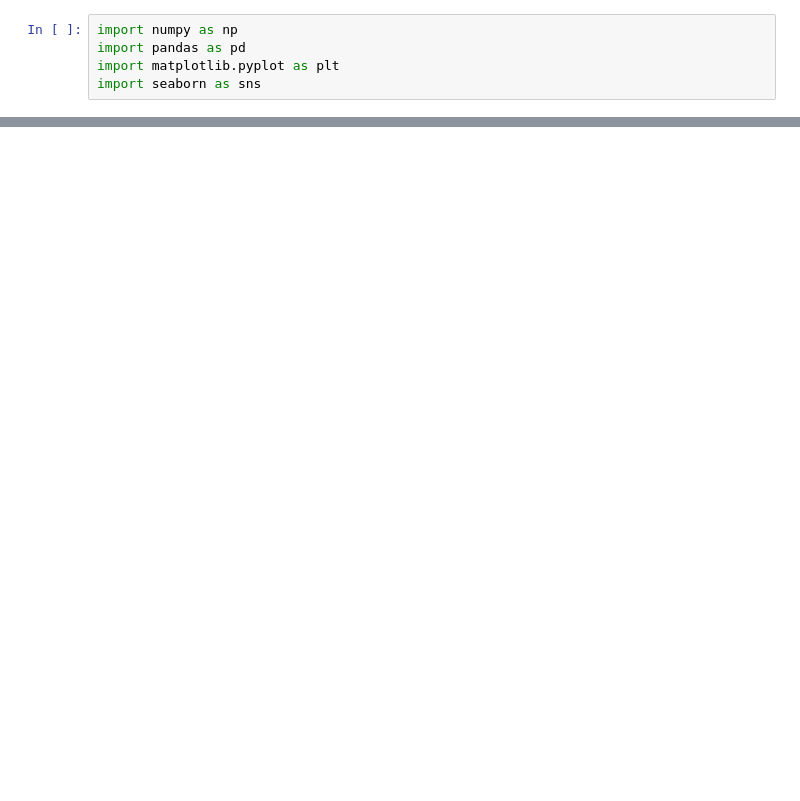
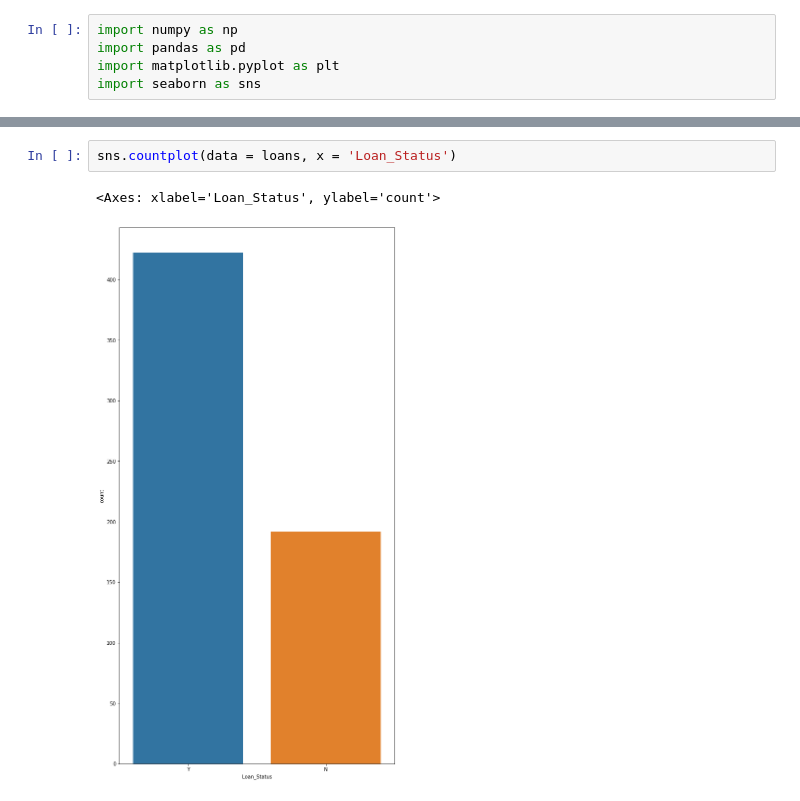
Before and after one commit to davidry777/Home-Loan-Eligibility, a Jupyter notebook: CS108_Project.ipynb, the cells around one changed output, grey strips where cells are left out. Saved outputs shown, nothing was run; the diff lists cells and outputs as text; blank space fills up the shorter version.

```diff
--- a/CS108_Project.ipynb
+++ b/CS108_Project.ipynb
@@ -116,0 +215,5 @@ chisq[1]
+# %%
+sns.countplot(data = loans, x = 'Loan_Status')
+# %% [output]
+<Axes: xlabel='Loan_Status', ylabel='count'>
+[figure, added]
```
Also changed, not shown: parts of 118 cells of this notebook.
